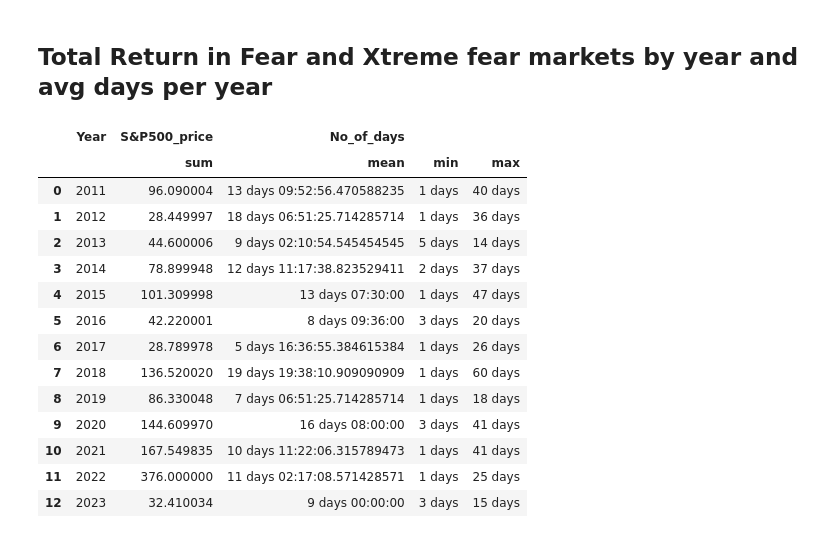
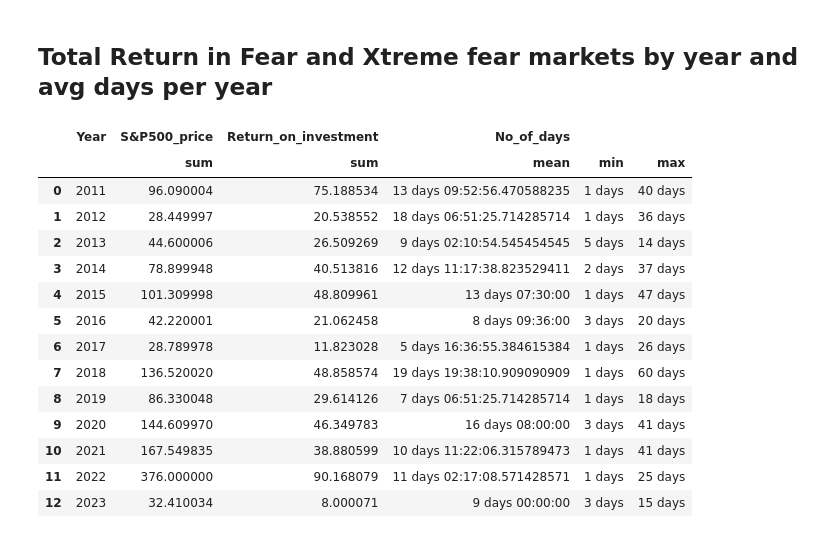
Before and after one commit to vamshi694/Trading_Bot_version_1, a Jupyter notebook: Experiment_notebooks/EDA.ipynb, the cells around one changed output. Saved outputs shown, nothing was run; the diff lists cells and outputs as text; code cells hidden in the pictures.

```diff
--- a/Experiment_notebooks/EDA.ipynb
+++ b/Experiment_notebooks/EDA.ipynb
@@ -272,9 +272,12 @@ def Fear_stock_price(df, fear_category):
     Fear_stock_price.columns = Fear_stock_price.columns.map("_".join)
     Fear_stock_price['No_of_days']  = Fear_stock_price['Date_max'] - Fear_stock_price['Date_min']
     Fear_stock_price['S&P500_price'] = Fear_stock_price['S&P500_max'] - Fear_stock_price['S&P500_min']
+
+    Fear_stock_price['Return_on_investment'] = 100 - (Fear_stock_price['S&P500_min']/Fear_stock_price['S&P500_max'] *100)
+
     Fear_stock_price['Year'] = Fear_stock_price['Date_min'].dt.year
     Fear_stock_price.drop(Fear_stock_price[Fear_stock_price['No_of_days'] == '0 days'].index, inplace=True)
-    Fear_stock_price.drop(columns=['cumsum_','S&P500_min','S&P500_max'], inplace=True)
+    Fear_stock_price.drop(columns=['cumsum_'], inplace=True)
 
     return Fear_stock_price
 # %%
@@ -297,20 +300,20 @@ Name: No_of_days, dtype: object
 # %% [markdown]
 ## Total Return in Fear and Xtreme fear markets by year and avg days per year
 # %%
-Fear_stock_price(Complete_df, ['Extreme fear','Fear'])[['Year','S&P500_price','No_of_days']].groupby(['Year']).agg({'S&P500_price':'sum','No_of_days':['mean','min','max']}).reset_index()
+Fear_stock_price(Complete_df, ['Extreme fear','Fear'])[['Year','S&P500_price','No_of_days','Return_on_investment']].groupby(['Year']).agg({'S&P500_price':'sum','Return_on_investment':'sum','No_of_days':['mean','min','max']}).reset_index()
 # %% [output]
-|  | Year | S&P500_price | No_of_days |  |  |
-|  |  | sum | mean | min | max |
-| 0 | 2011 | 96.090004 | 13 days 09:52:56.470588235 | 1 days | 40 days |
-| 1 | 2012 | 28.449997 | 18 days 06:51:25.714285714 | 1 days | 36 days |
-| 2 | 2013 | 44.600006 | 9 days 02:10:54.545454545 | 5 days | 14 days |
-| 3 | 2014 | 78.899948 | 12 days 11:17:38.823529411 | 2 days | 37 days |
-| 4 | 2015 | 101.309998 | 13 days 07:30:00 | 1 days | 47 days |
-| 5 | 2016 | 42.220001 | 8 days 09:36:00 | 3 days | 20 days |
-| 6 | 2017 | 28.789978 | 5 days 16:36:55.384615384 | 1 days | 26 days |
-| 7 | 2018 | 136.520020 | 19 days 19:38:10.909090909 | 1 days | 60 days |
-| 8 | 2019 | 86.330048 | 7 days 06:51:25.714285714 | 1 days | 18 days |
-| 9 | 2020 | 144.609970 | 16 days 08:00:00 | 3 days | 41 days |
-| 10 | 2021 | 167.549835 | 10 days 11:22:06.315789473 | 1 days | 41 days |
-| 11 | 2022 | 376.000000 | 11 days 02:17:08.571428571 | 1 days | 25 days |
-| 12 | 2023 | 32.410034 | 9 days 00:00:00 | 3 days | 15 days |
+|  | Year | S&P500_price | Return_on_investment | No_of_days |  |  |
+|  |  | sum | sum | mean | min | max |
+| 0 | 2011 | 96.090004 | 75.188534 | 13 days 09:52:56.470588235 | 1 days | 40 days |
+| 1 | 2012 | 28.449997 | 20.538552 | 18 days 06:51:25.714285714 | 1 days | 36 days |
+| 2 | 2013 | 44.600006 | 26.509269 | 9 days 02:10:54.545454545 | 5 days | 14 days |
+| 3 | 2014 | 78.899948 | 40.513816 | 12 days 11:17:38.823529411 | 2 days | 37 days |
+| 4 | 2015 | 101.309998 | 48.809961 | 13 days 07:30:00 | 1 days | 47 days |
+| 5 | 2016 | 42.220001 | 21.062458 | 8 days 09:36:00 | 3 days | 20 days |
+| 6 | 2017 | 28.789978 | 11.823028 | 5 days 16:36:55.384615384 | 1 days | 26 days |
+| 7 | 2018 | 136.520020 | 48.858574 | 19 days 19:38:10.909090909 | 1 days | 60 days |
+| 8 | 2019 | 86.330048 | 29.614126 | 7 days 06:51:25.714285714 | 1 days | 18 days |
+| 9 | 2020 | 144.609970 | 46.349783 | 16 days 08:00:00 | 3 days | 41 days |
+| 10 | 2021 | 167.549835 | 38.880599 | 10 days 11:22:06.315789473 | 1 days | 41 days |
+| 11 | 2022 | 376.000000 | 90.168079 | 11 days 02:17:08.571428571 | 1 days | 25 days |
+| 12 | 2023 | 32.410034 | 8.000071 | 9 days 00:00:00 | 3 days | 15 days |
```
